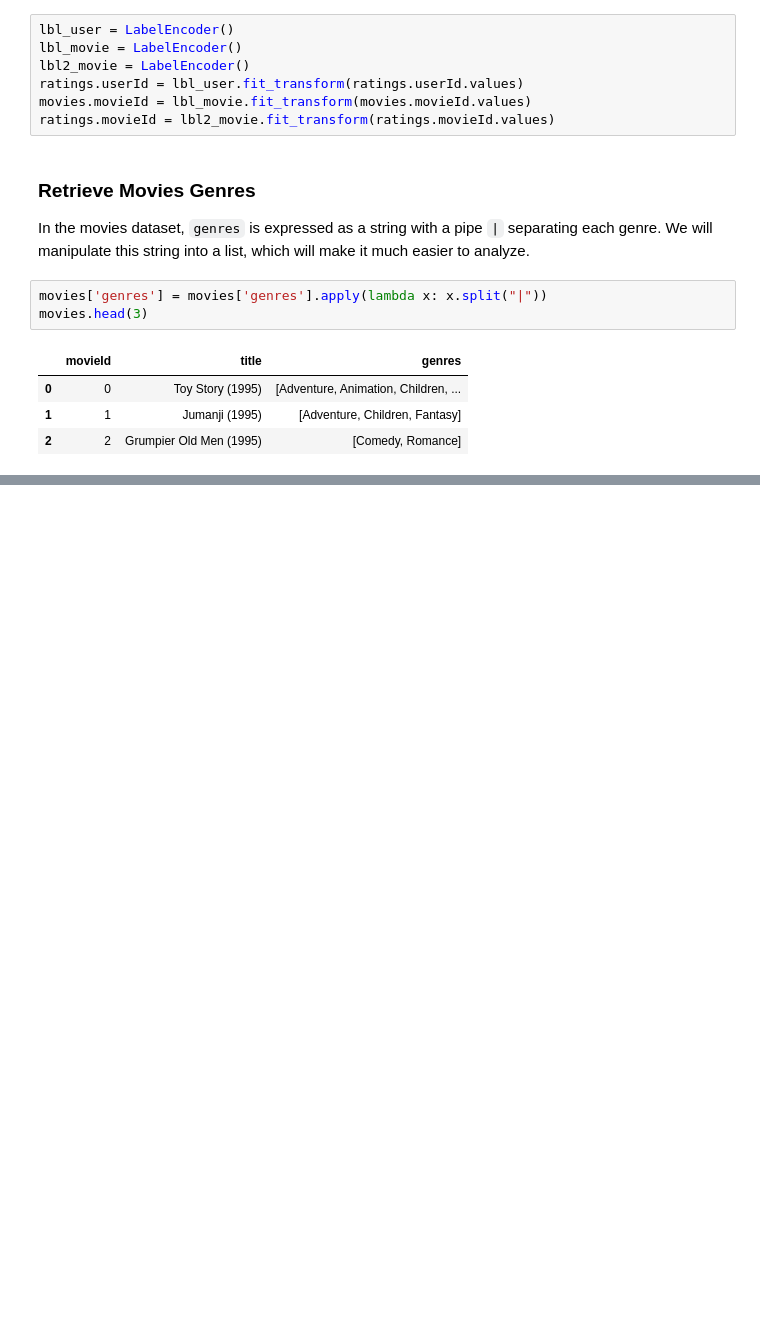
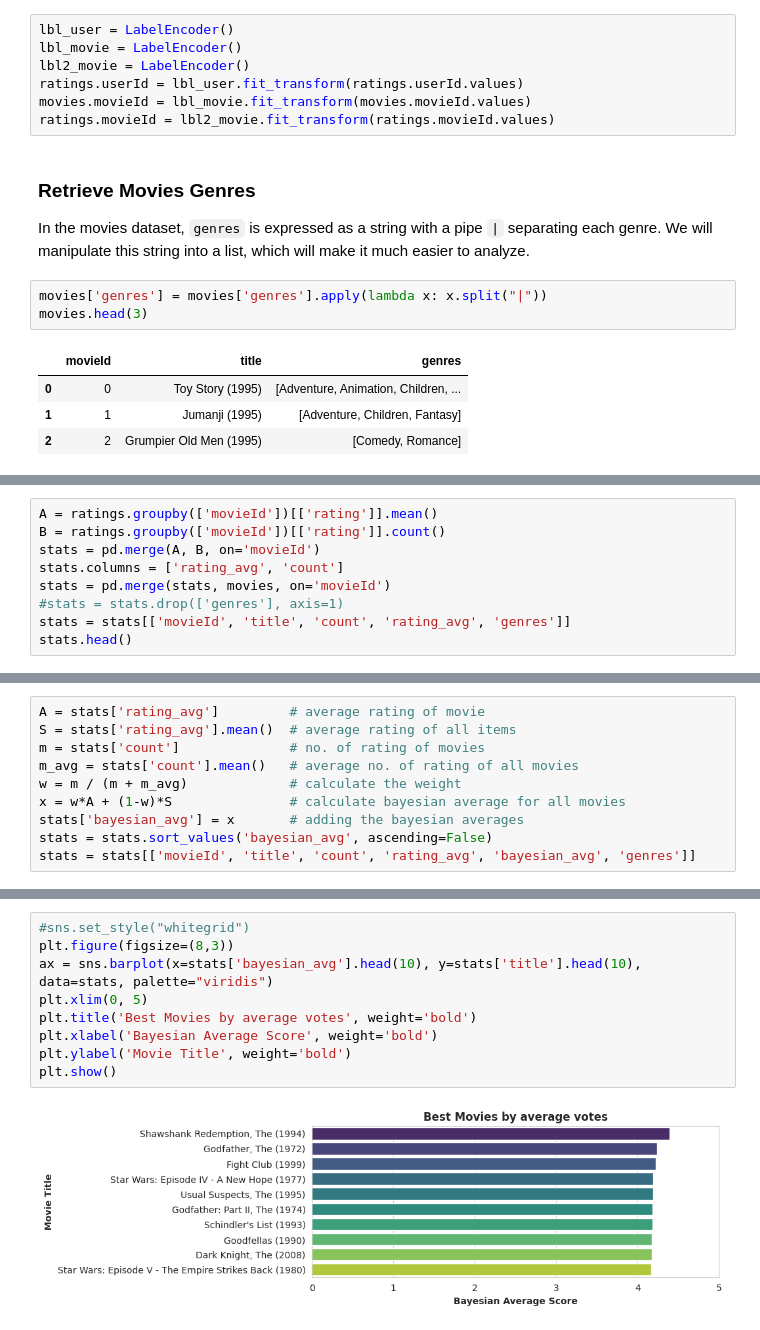
Before and after one commit to azadsadr/Recommender-System, a Jupyter notebook: recsys.ipynb, the cells around one changed output, grey strips where cells are left out. Drawn from its saved outputs; the diff is of its cells as text; blank space fills up the shorter version.

```diff
--- a/recsys.ipynb
+++ b/recsys.ipynb
@@ -87,0 +190,9 @@ movies.head(3)
+# %%
+A = ratings.groupby(['movieId'])[['rating']].mean()
+B = ratings.groupby(['movieId'])[['rating']].count()
+stats = pd.merge(A, B, on='movieId')
+stats.columns = ['rating_avg', 'count']
+stats = pd.merge(stats, movies, on='movieId')
+#stats = stats.drop(['genres'], axis=1)
+stats = stats[['movieId', 'title', 'count', 'rating_avg', 'genres']]
+stats.head()
@@ -87,0 +273,10 @@ movies.head(3)
+# %%
+A = stats['rating_avg']         # average rating of movie
+S = stats['rating_avg'].mean()  # average rating of all items
+m = stats['count']              # no. of rating of movies
+m_avg = stats['count'].mean()   # average no. of rating of all movies
+w = m / (m + m_avg)             # calculate the weight
+x = w*A + (1-w)*S               # calculate bayesian average for all movies
+stats['bayesian_avg'] = x       # adding the bayesian averages
+stats = stats.sort_values('bayesian_avg', ascending=False)
+stats = stats[['movieId', 'title', 'count', 'rating_avg', 'bayesian_avg', 'genres']]
@@ -87,0 +305,11 @@ movies.head(3)
+# %%
+#sns.set_style("whitegrid")
+plt.figure(figsize=(8,3))
+ax = sns.barplot(x=stats['bayesian_avg'].head(10), y=stats['title'].head(10), data=stats, palette="viridis")
+plt.xlim(0, 5)
+plt.title('Best Movies by average votes', weight='bold')
+plt.xlabel('Bayesian Average Score', weight='bold')
+plt.ylabel('Movie Title', weight='bold')
+plt.show()
+# %% [output]
+[figure, added]
```
Also changed, not shown: parts of 21 cells of this notebook.
